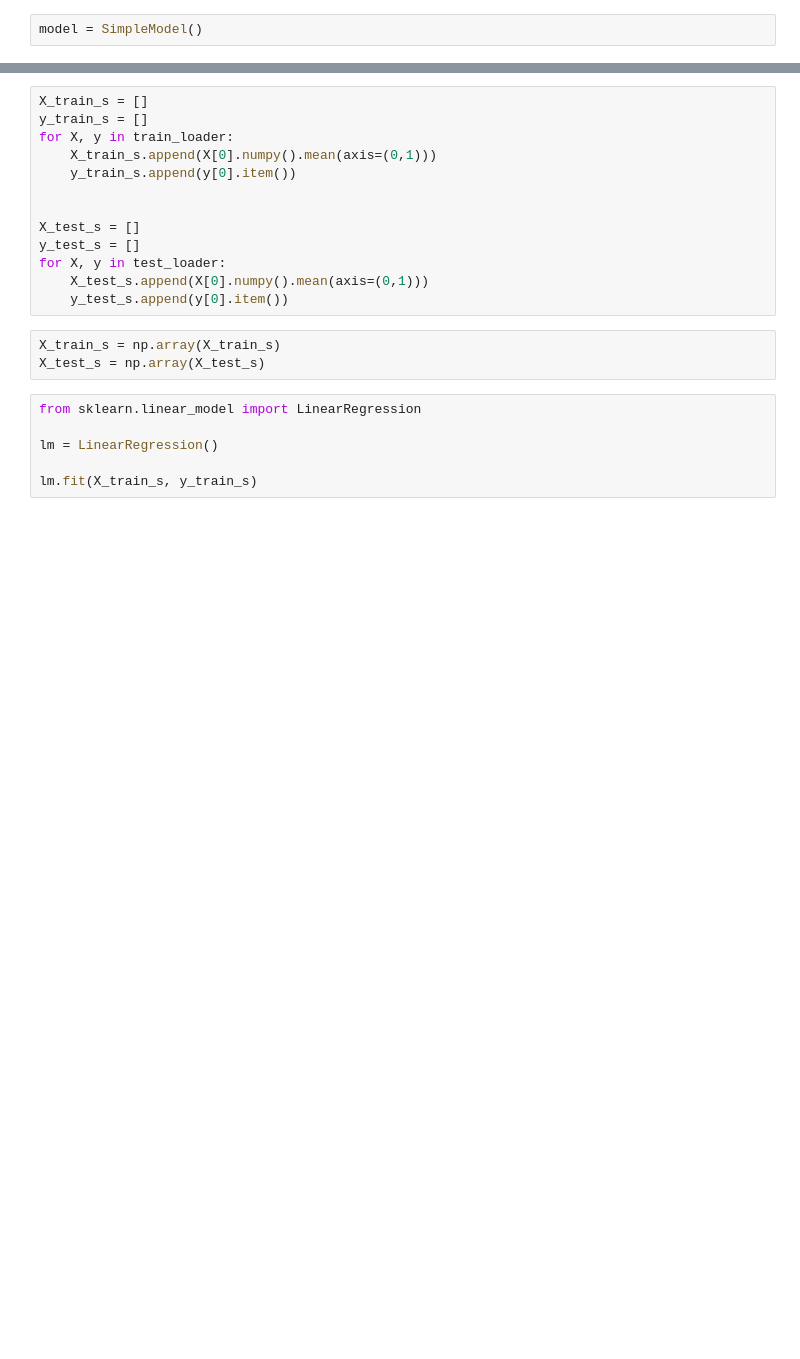
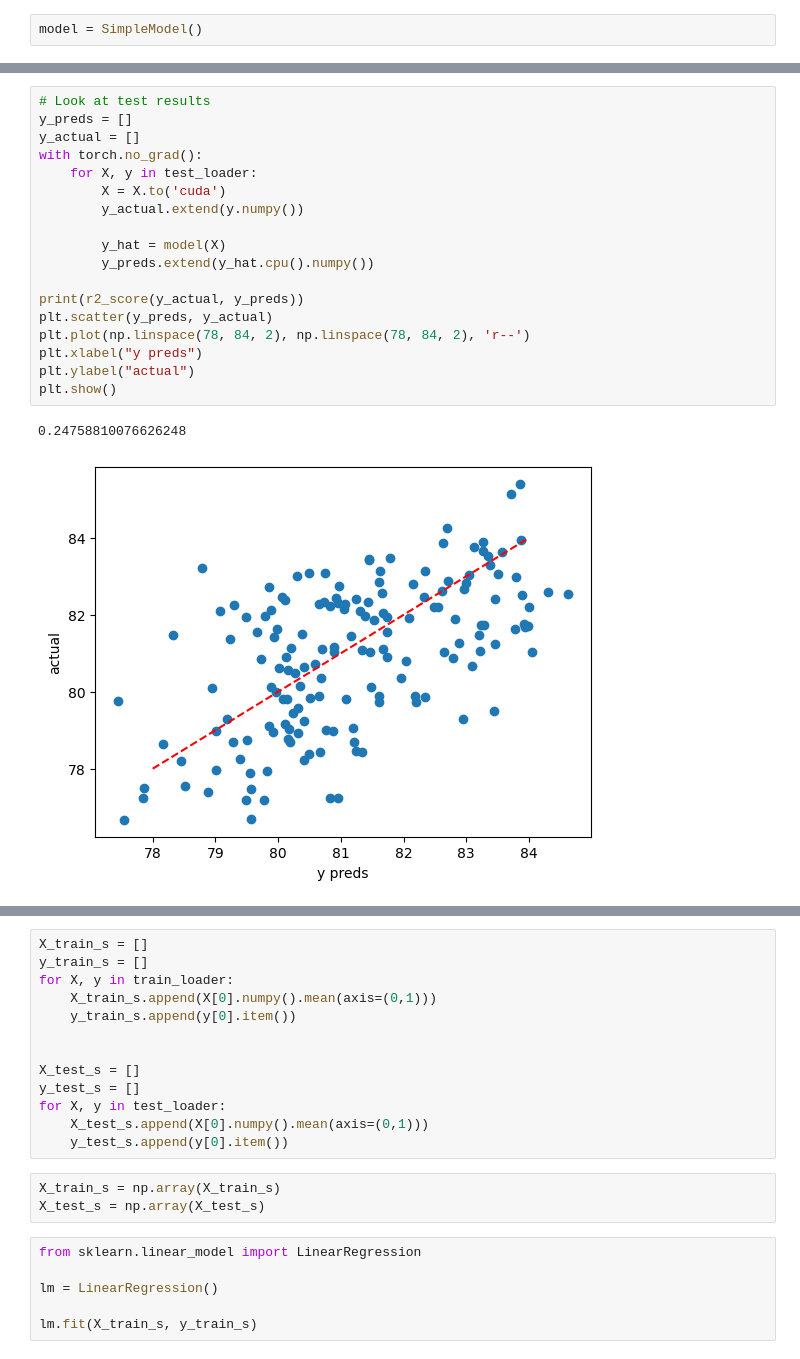
Before and after one commit to zcalhoun/lute, a Jupyter notebook: notebooks/initial_model.ipynb, the cells around one changed output, grey strips where cells are left out. Drawn from its saved outputs; the diff is of its cells as text; blank space fills up the shorter version.

Commit message:
Finished initial model and worked on exponential model

```diff
--- a/notebooks/initial_model.ipynb
+++ b/notebooks/initial_model.ipynb
@@ -142,0 +158,21 @@ plt.show()
+# %%
+# Look at test results
+y_preds = []
+y_actual = []
+with torch.no_grad():
+    for X, y in test_loader:
+        X = X.to('cuda')
+        y_actual.extend(y.numpy())
+
+        y_hat = model(X)
+        y_preds.extend(y_hat.cpu().numpy())
+
+print(r2_score(y_actual, y_preds))
+plt.scatter(y_preds, y_actual)
+plt.plot(np.linspace(78, 84, 2), np.linspace(78, 84, 2), 'r--')
+plt.xlabel("y preds")
+plt.ylabel("actual")
+plt.show()
+# %% [output]
+0.24758810076626248
+[figure, added]
```
Also changed, not shown: parts of 25 cells of this notebook, 1 other file.
